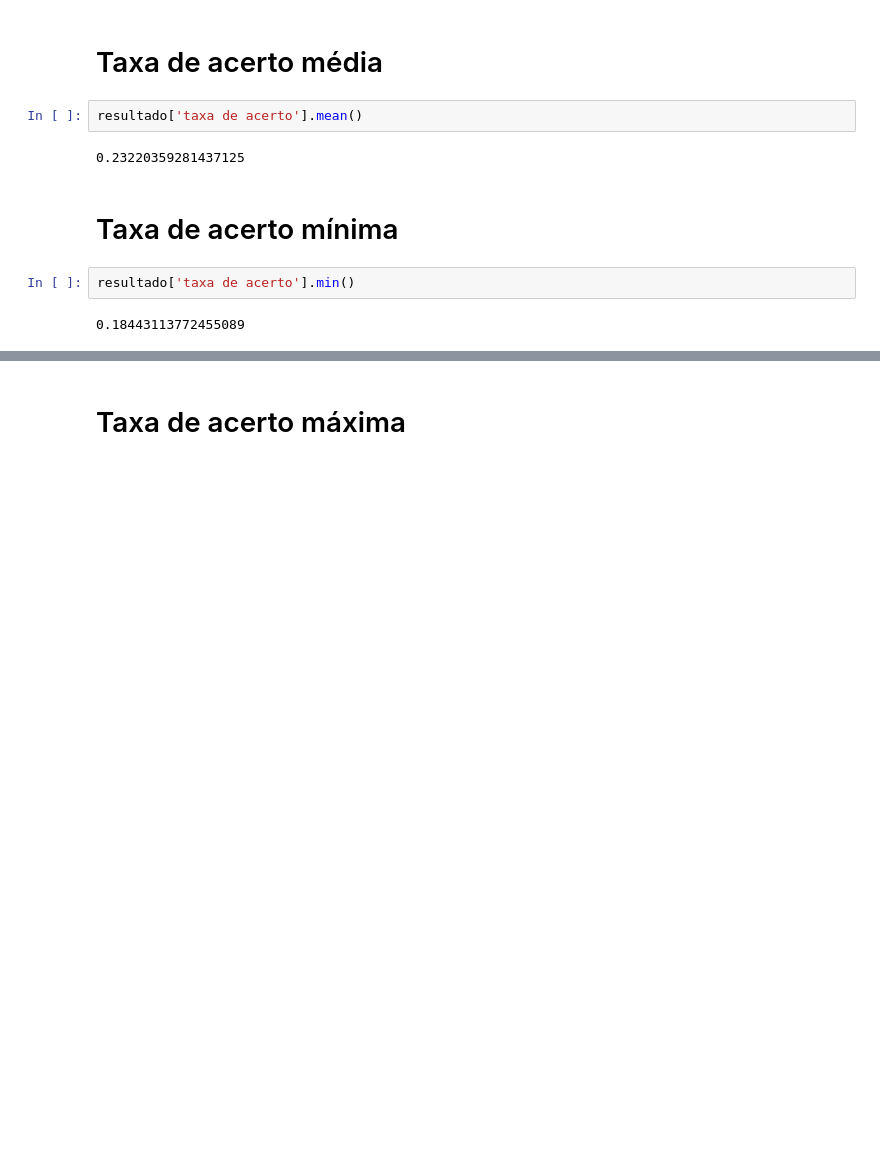
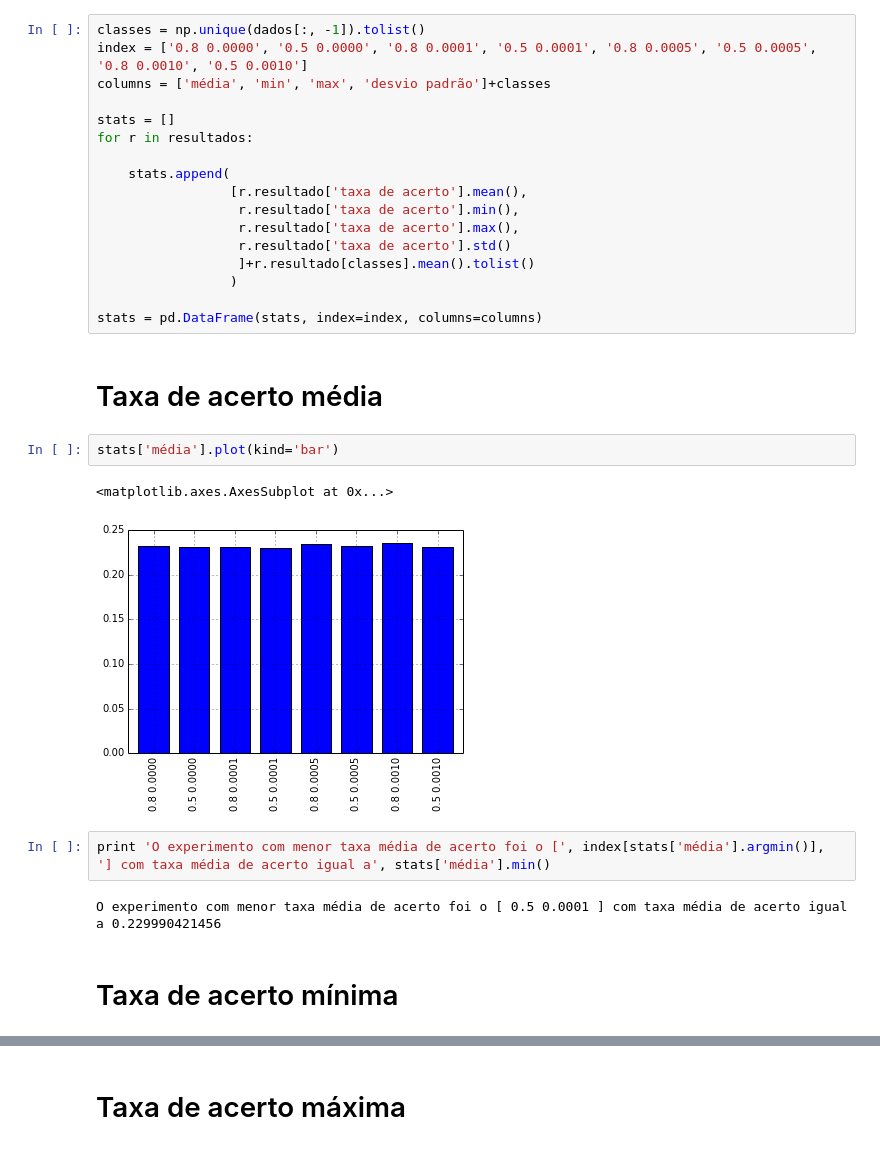
Before and after one commit to abevieiramota/mestrado-ICA, a Jupyter notebook: Trabalho 1.ipynb, the cells around one changed output, grey strips where cells are left out. Cells and saved outputs as stored; diff of their text form; blank space fills up the shorter version.

```diff
--- a/Trabalho 1.ipynb
+++ b/Trabalho 1.ipynb
@@ -199,12 +200,30 @@ resultado, from_01s_to_classe = teste(dados, rodadas=100, training_set_rate=.8,
+# %%
+classes = np.unique(dados[:, -1]).tolist()
+index = ['0.8 0.0000', '0.5 0.0000', '0.8 0.0001', '0.5 0.0001', '0.8 0.0005', '0.5 0.0005', '0.8 0.0010', '0.5 0.0010']
+columns = ['média', 'min', 'max', 'desvio padrão']+classes
+
+stats = []
+for r in resultados:
+
+    stats.append(
+                 [r.resultado['taxa de acerto'].mean(),
+                  r.resultado['taxa de acerto'].min(),
+                  r.resultado['taxa de acerto'].max(),
+                  r.resultado['taxa de acerto'].std()
+                  ]+r.resultado[classes].mean().tolist()
+                 )
+
+stats = pd.DataFrame(stats, index=index, columns=columns)
 # %% [markdown]
 # Taxa de acerto média
-# %%
-resultado['taxa de acerto'].mean()
-# %% [output]
-0.23220359281437125
+# %%
+stats['média'].plot(kind='bar')
+# %% [output]
+<matplotlib.axes.AxesSubplot at 0x...>
+[figure, added]
+# %%
+print 'O experimento com menor taxa média de acerto foi o [', index[stats['média'].argmin()], '] com taxa média de acerto igual a', stats['média'].min()
+# %% [output]
+O experimento com menor taxa média de acerto foi o [ 0.5 0.0001 ] com taxa média de acerto igual a 0.229990421456
 # %% [markdown]
 # Taxa de acerto mínima
-# %%
-resultado['taxa de acerto'].min()
-# %% [output]
-0.18443113772455089
```
Also changed, not shown: parts of 16 cells of this notebook, 2 other files.
